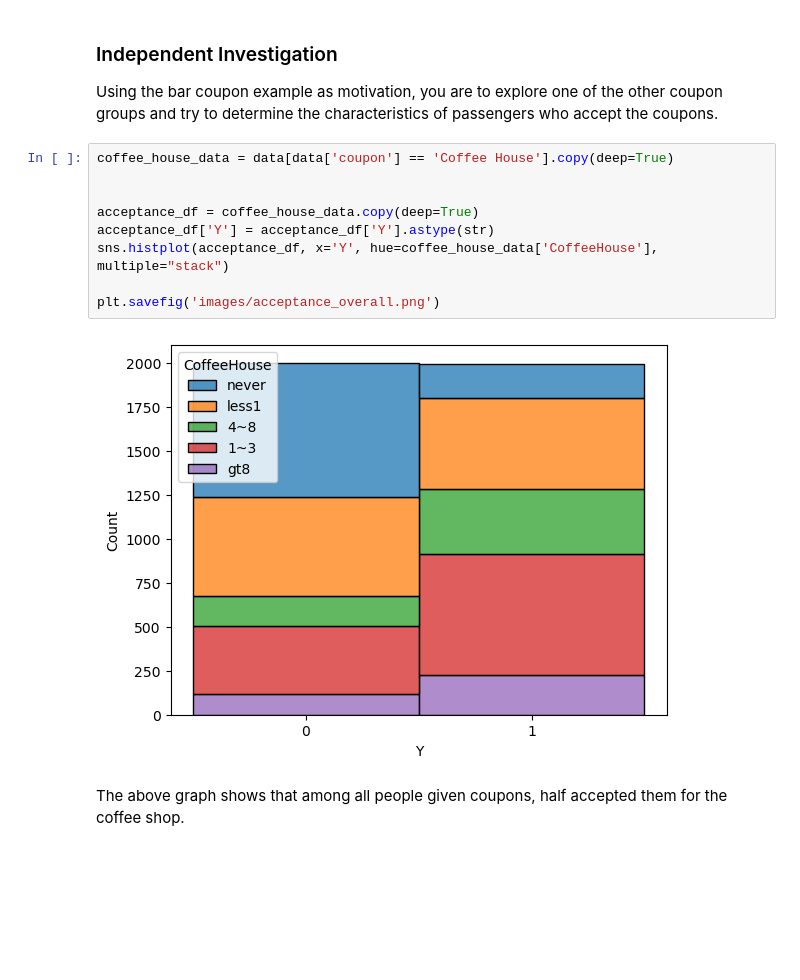
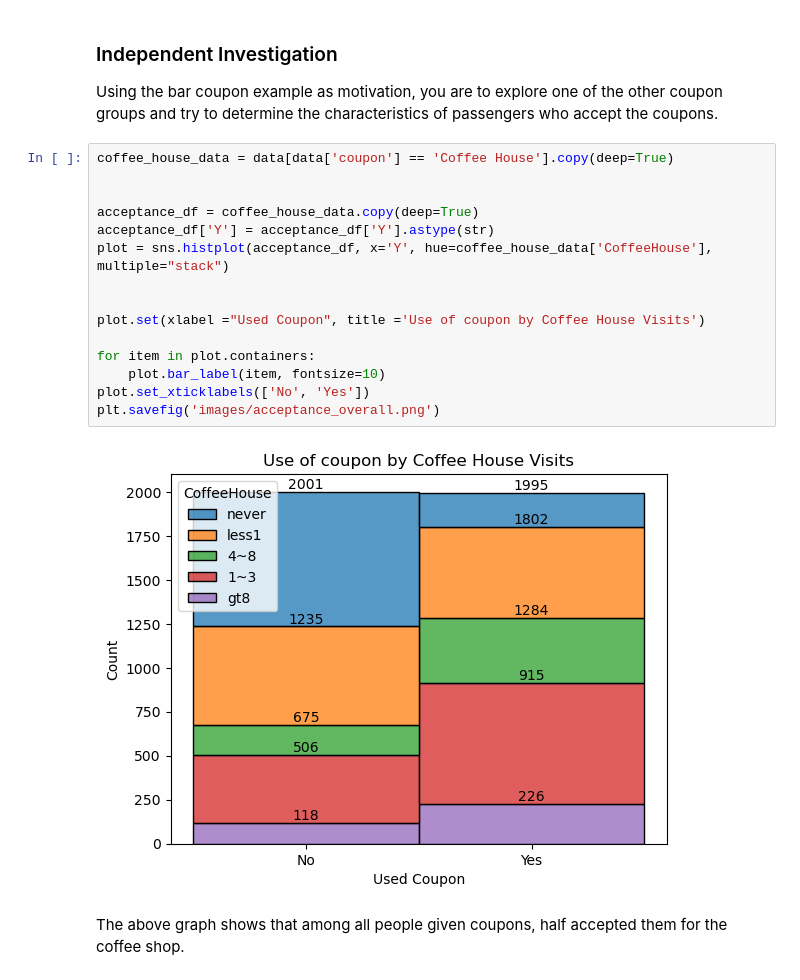
Before and after one commit to pratikbassi/Will-the-Customer-Accept-the-Coupon-, a Jupyter notebook: prompt.ipynb, the cells around one changed output. Saved outputs shown, nothing was run; the diff lists cells and outputs as text; blank space fills up the shorter version.

Commit message:
changed images

```diff
--- a/prompt.ipynb
+++ b/prompt.ipynb
@@ -308,14 +308,20 @@ Using the bar coupon example as motivation, you are to explore one of the other
 # %%
 coffee_house_data = data[data['coupon'] == 'Coffee House'].copy(deep=True)
 
 
 acceptance_df = coffee_house_data.copy(deep=True)
 acceptance_df['Y'] = acceptance_df['Y'].astype(str)
-sns.histplot(acceptance_df, x='Y', hue=coffee_house_data['CoffeeHouse'], multiple="stack")
+plot = sns.histplot(acceptance_df, x='Y', hue=coffee_house_data['CoffeeHouse'], multiple="stack")
 
+
+plot.set(xlabel ="Used Coupon", title ='Use of coupon by Coffee House Visits')
+
+for item in plot.containers:
+    plot.bar_label(item, fontsize=10)
+plot.set_xticklabels(['No', 'Yes'])
 plt.savefig('images/acceptance_overall.png')
 # %% [output]
-[figure, old version]
+[figure, new version]
 # %% [markdown]
 The above graph shows that among all people given coupons, half accepted them for the coffee shop.
 # %%
```
Also changed, not shown: 1 other file.
